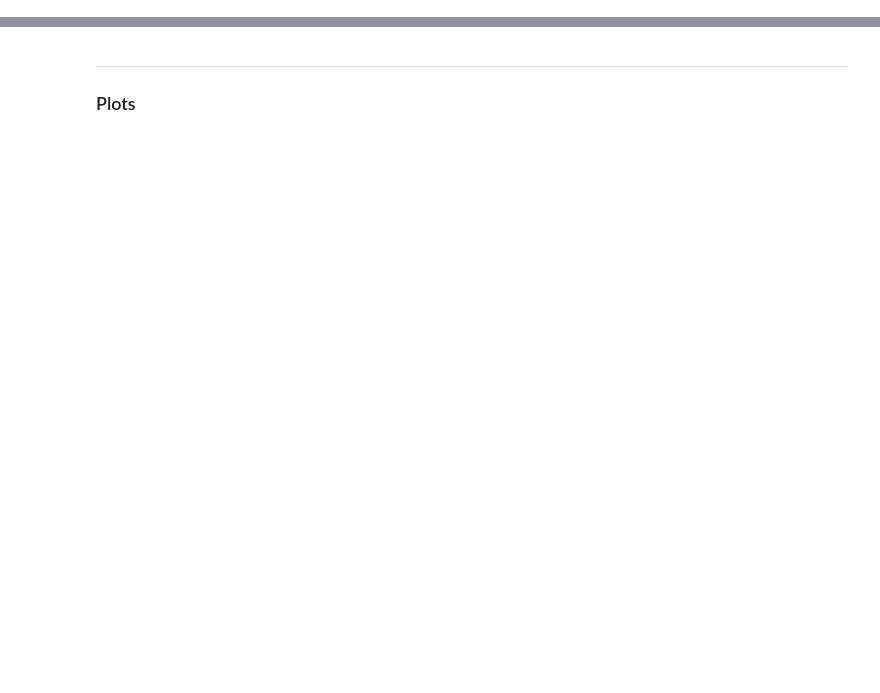
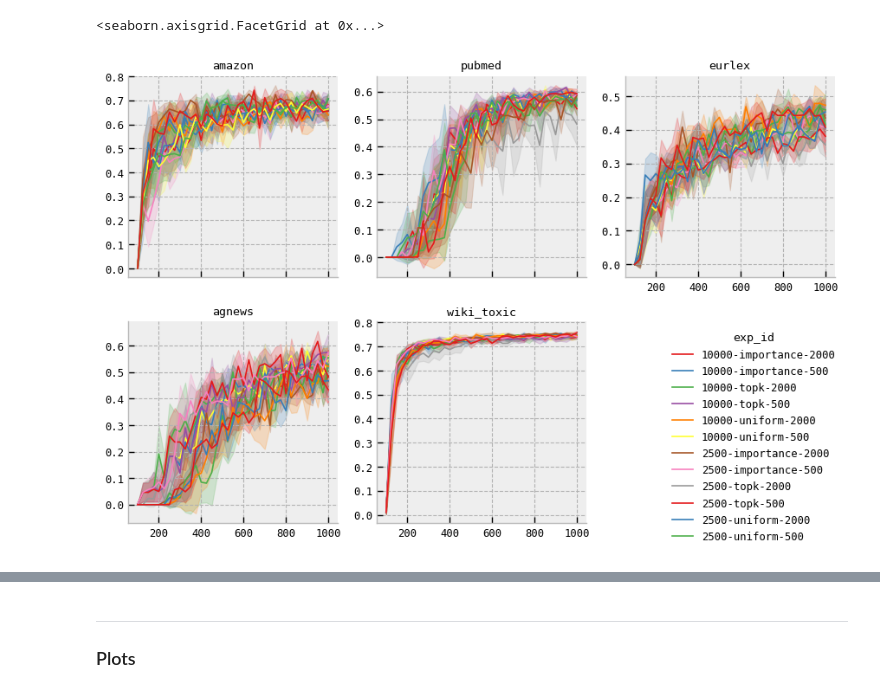
Before and after one commit to pietrolesci/anchoral, a Jupyter notebook: notebooks/results copy.ipynb, the cells around one changed output, grey strips where cells are left out. Cells and saved outputs as stored; diff of their text form; code cells hidden in the pictures; blank space fills up the shorter version.

```diff
--- a/notebooks/results copy.ipynb
+++ b/notebooks/results copy.ipynb
@@ -99,3 +100,57 @@ plt.style.use("bmh")
 sns.set_context("paper")
 plt.ion()
 col_order = ["amazon", "pubmed", "eurlex", "agnews", "wiki_toxic"]
+# %%
+plot_data = (
+    df.loc[
+        (df["tag"].isin(["test/f1_class1_vs_budget"]))
+        & (df["strategy_name"] == "anchoral")
+        # & (df["subpool_size"] < 10000)
+    ]
+    .assign(
+        auc=lambda _df: _df.groupby("filename")["value"].transform(np.trapz),
+        exp_id=lambda _df: (
+            _df["subpool_size"].astype(int).astype(str)
+            + "-" + _df["subpool_sampling_strategy"].astype(str)
+            + "-" + _df["num_neighbours"].astype(int).astype(str)
+        ),
+    )
+)
+
+
+hue_col = "exp_id"
+legend_order = sorted(plot_data[hue_col].unique().tolist())
+palette = dict(zip(legend_order, sns.color_palette("Set1", n_colors=len(legend_order))))
+
+g = sns.FacetGrid(
+    plot_data,
+    col="dataset",
+    col_wrap=3,
+    sharex=True,
+    legend_out=True,
+    despine=True,
+    # xlim=(0, xlim),
+    # ylim=ylim,
+    sharey=False,
+    col_order=col_order,
+)
+g.map_dataframe(
+    sns.lineplot,
+    data=plot_data,
+    x="step",
+    y="value",
+    errorbar=("se", 2),
+    hue=hue_col,
+    palette=palette,
+)
+g.tight_layout()
+g.set_axis_labels("", "")
+g.set_titles(
+    col_template="{col_name}",
+)
+g.add_legend(
+    label_order=legend_order, bbox_to_anchor=(0.82, 0.25), title=hue_col
+)
+# %% [output]
+<seaborn.axisgrid.FacetGrid at 0x...>
+[figure, added]
```
Also changed, not shown: parts of 16 cells of this notebook, 5 other files.
